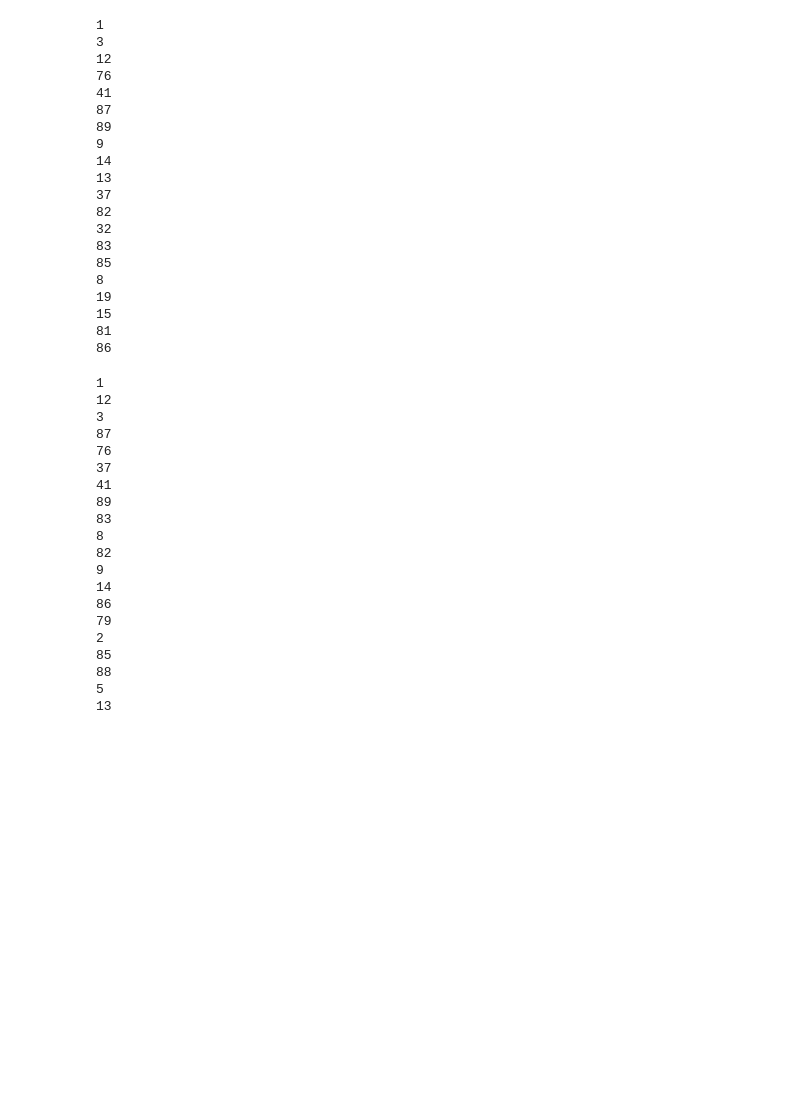
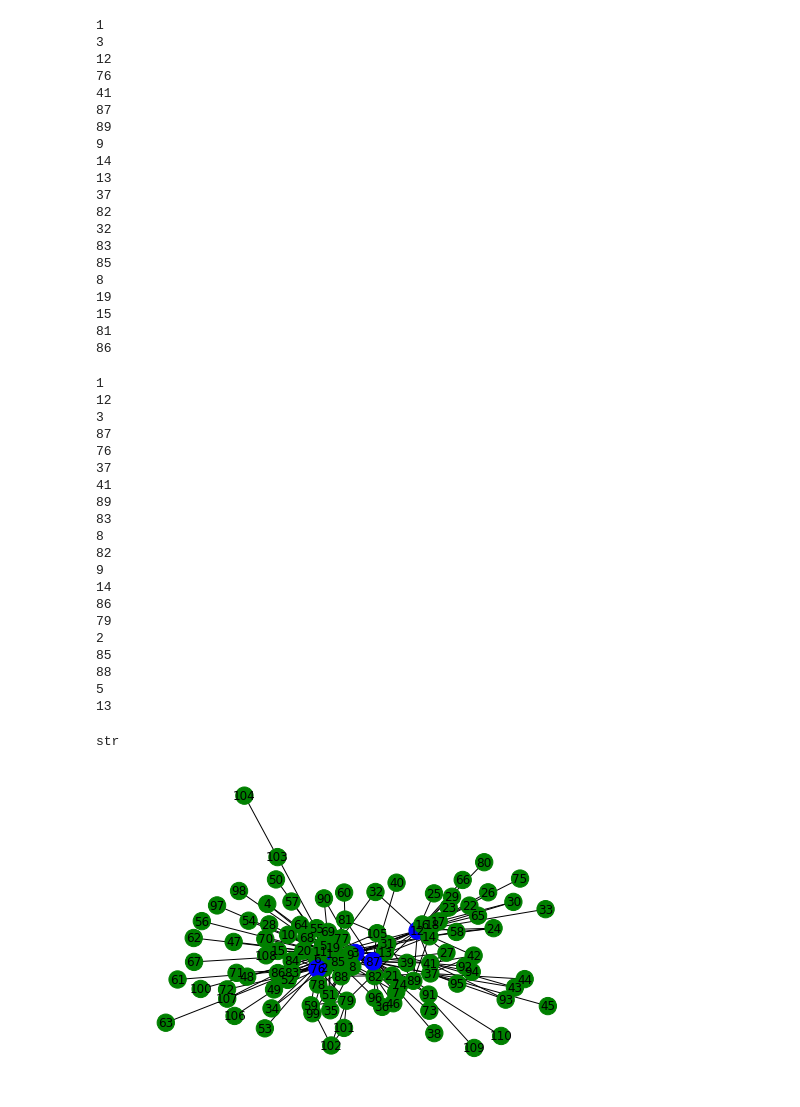
Before and after one commit to AbhilashRN/Project-Caviar-Analysis, a Jupyter notebook: Centrality Analysis.ipynb, the cells around one changed output. Saved outputs shown, nothing was run; the diff lists cells and outputs as text; code cells hidden in the pictures; blank space fills up the shorter version.

```diff
--- a/Centrality Analysis.ipynb
+++ b/Centrality Analysis.ipynb
@@ -128,6 +128,8 @@ for b in sort_close[:20]:
 # %%
 for b in sort_deg[:20]:
     print(b[0])
+
+type(b[0])
 # %% [output]
 1
 12
@@ -149,3 +151,14 @@ for b in sort_deg[:20]:
 88
 5
 13
+str
+# %%
+colour=[]
+for node in graph:
+    if node == '1' or node == '12' or node == '3' or node == '87' or node== '76':
+        colour.append('blue')
+    else:
+        colour.append('green')
+nx.draw_spring(graph,node_color=colour,with_labels=True)
+# %% [output]
+[figure, added]
```
Also changed, not shown: parts of 2 cells of this notebook, 4 other files.
